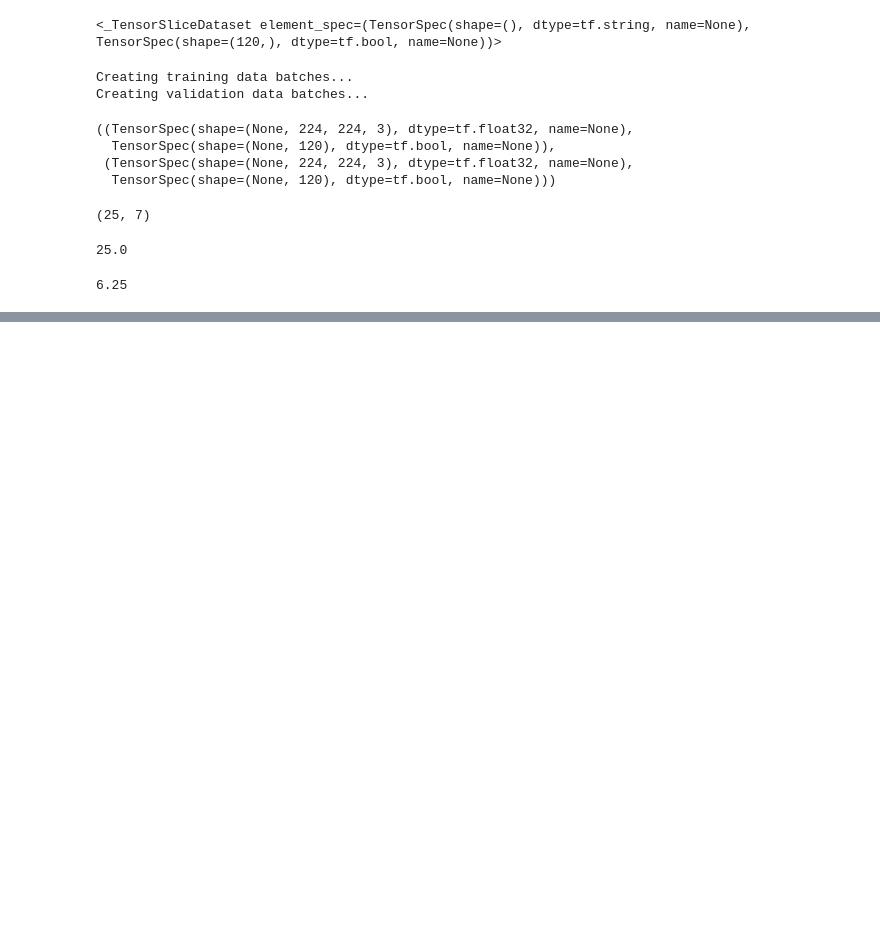
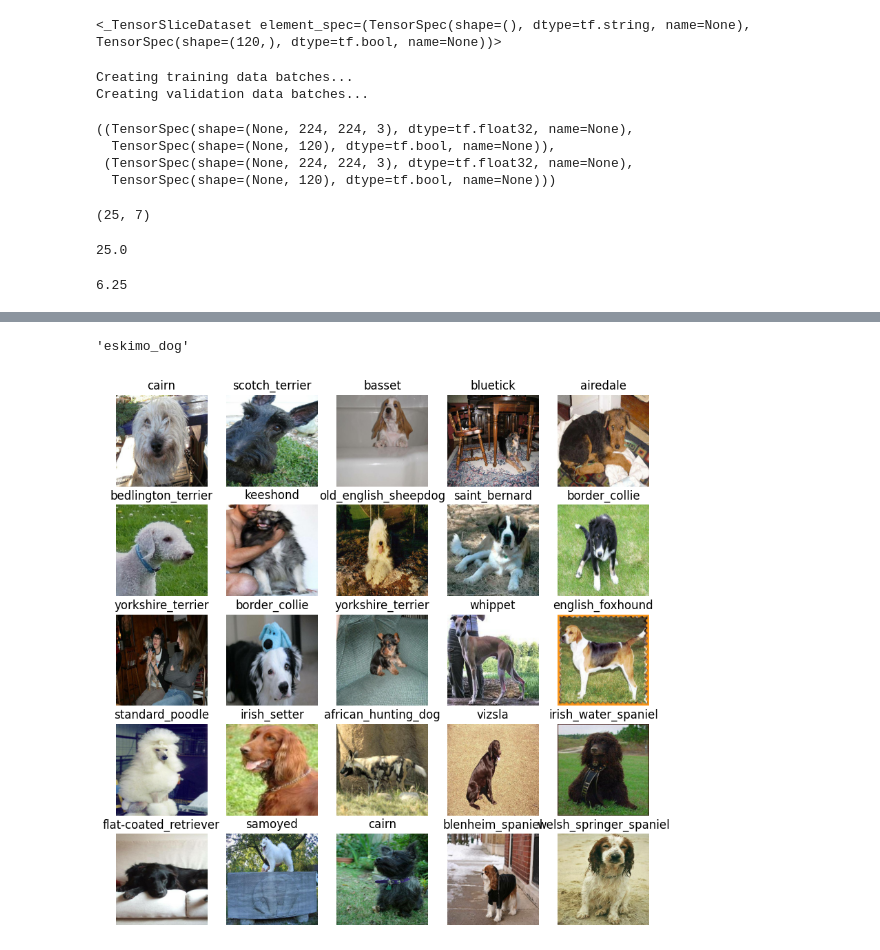
Before and after one commit to OndrejSkerik/ml-course, a Jupyter notebook: dog-vision-project/dog_vision.ipynb, the cells around one changed output, grey strips where cells are left out. Drawn from its saved outputs; the diff is of its cells as text; code cells hidden in the pictures; blank space fills up the shorter version.

```diff
--- a/dog-vision-project/dog_vision.ipynb
+++ b/dog-vision-project/dog_vision.ipynb
@@ -754,0 +862,10 @@ len(train_data), len(val_data)
+# %%
+unique_breeds[train_labels[0].argmax()]
+# %% [output]
+'eskimo_dog'
+# %%
+# Now let's visualize our validation set
+val_images, val_labels = next(val_data.as_numpy_iterator())
+show_25_images(val_images, val_labels)
+# %% [output]
+[figure, added]
```
Also changed, not shown: parts of 19 cells of this notebook.
